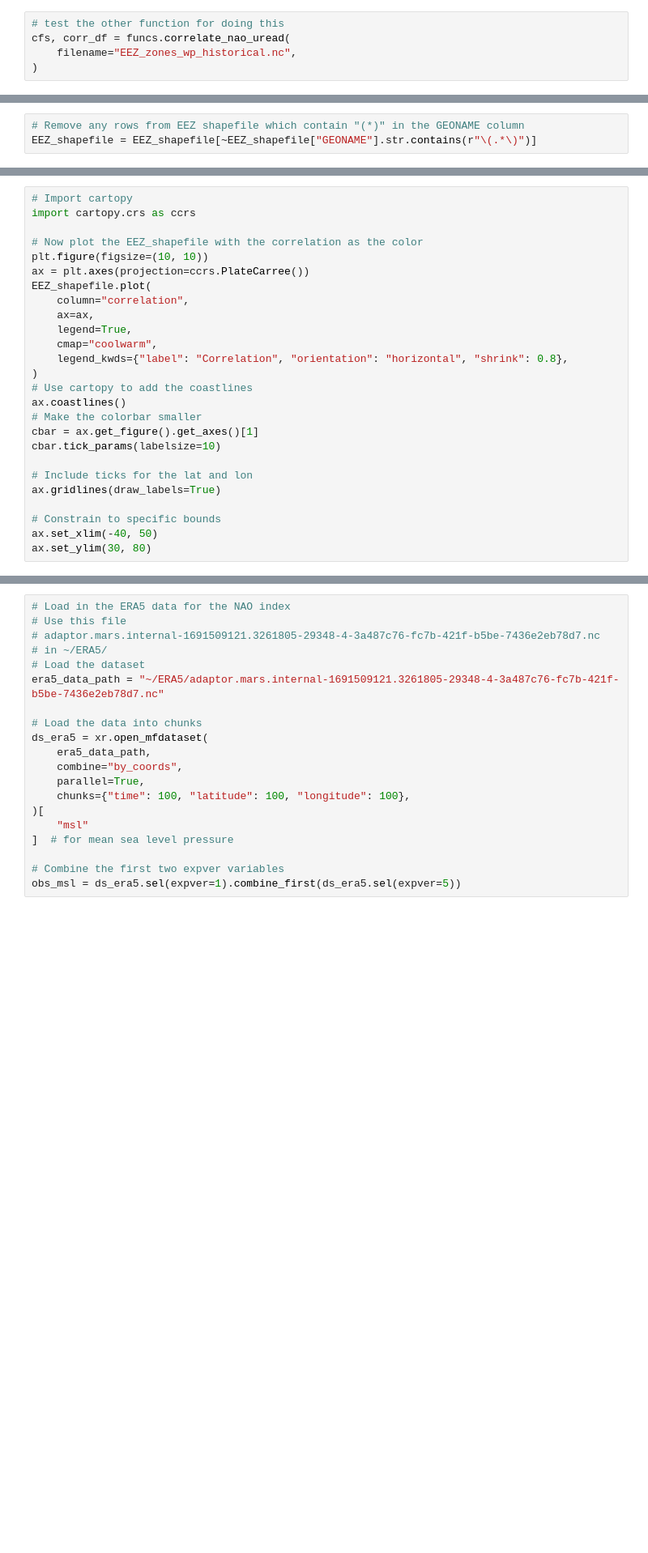
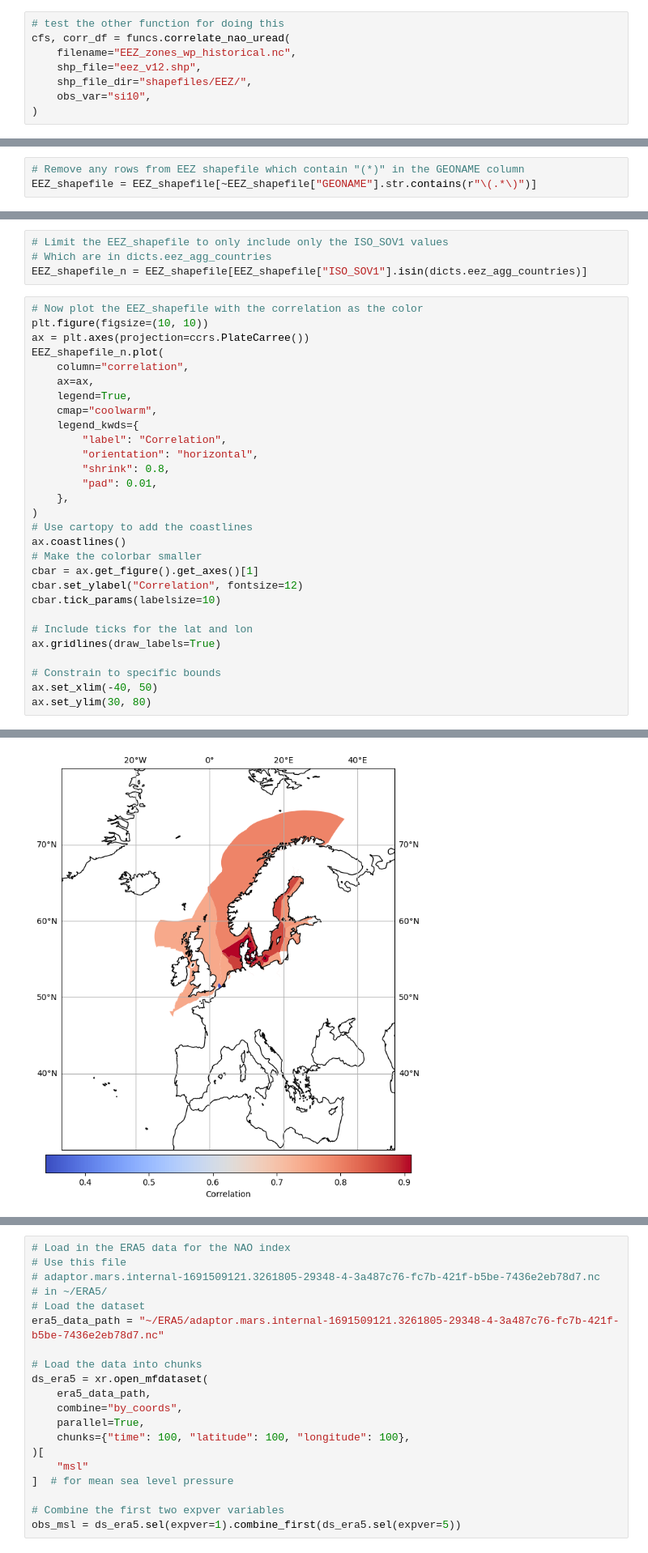
Before and after one commit to benhutchmet/energy-met-corr, a Jupyter notebook: testing-shapefiles.ipynb, the cells around one changed output, grey strips where cells are left out. Shown at 81% size. Saved outputs shown, nothing was run; the diff lists cells and outputs as text; blank space fills up the shorter version.

```diff
--- a/testing-shapefiles.ipynb
+++ b/testing-shapefiles.ipynb
@@ -90,4 +94,7 @@ importlib.reload(funcs)
 # test the other function for doing this
 cfs, corr_df = funcs.correlate_nao_uread(
     filename="EEZ_zones_wp_historical.nc",
+    shp_file="eez_v12.shp",
+    shp_file_dir="shapefiles/EEZ/",
+    obs_var="si10",
 )
@@ -178,21 +413,28 @@ print(type(EEZ_shapefile))
+# %%
+# Limit the EEZ_shapefile to only include only the ISO_SOV1 values
+# Which are in dicts.eez_agg_countries
+EEZ_shapefile_n = EEZ_shapefile[EEZ_shapefile["ISO_SOV1"].isin(dicts.eez_agg_countries)]
 # %%
-# Import cartopy
-import cartopy.crs as ccrs
-
 # Now plot the EEZ_shapefile with the correlation as the color
 plt.figure(figsize=(10, 10))
 ax = plt.axes(projection=ccrs.PlateCarree())
-EEZ_shapefile.plot(
+EEZ_shapefile_n.plot(
     column="correlation",
     ax=ax,
     legend=True,
     cmap="coolwarm",
-    legend_kwds={"label": "Correlation", "orientation": "horizontal", "shrink": 0.8},
+    legend_kwds={
+        "label": "Correlation",
+        "orientation": "horizontal",
+        "shrink": 0.8,
+        "pad": 0.01,
+    },
 )
 # Use cartopy to add the coastlines
 ax.coastlines()
 # Make the colorbar smaller
 cbar = ax.get_figure().get_axes()[1]
+cbar.set_ylabel("Correlation", fontsize=12)
 cbar.tick_params(labelsize=10)
 
 # Include ticks for the lat and lon
@@ -201,3 +443,4 @@ ax.gridlines(draw_labels=True)
 # Constrain to specific bounds
 ax.set_xlim(-40, 50)
 ax.set_ylim(30, 80)
+# %% [output]
@@ -203,0 +448 @@ ax.set_ylim(30, 80)
+[figure, added]
```
Also changed, not shown: parts of 32 cells of this notebook, 2 other files.
